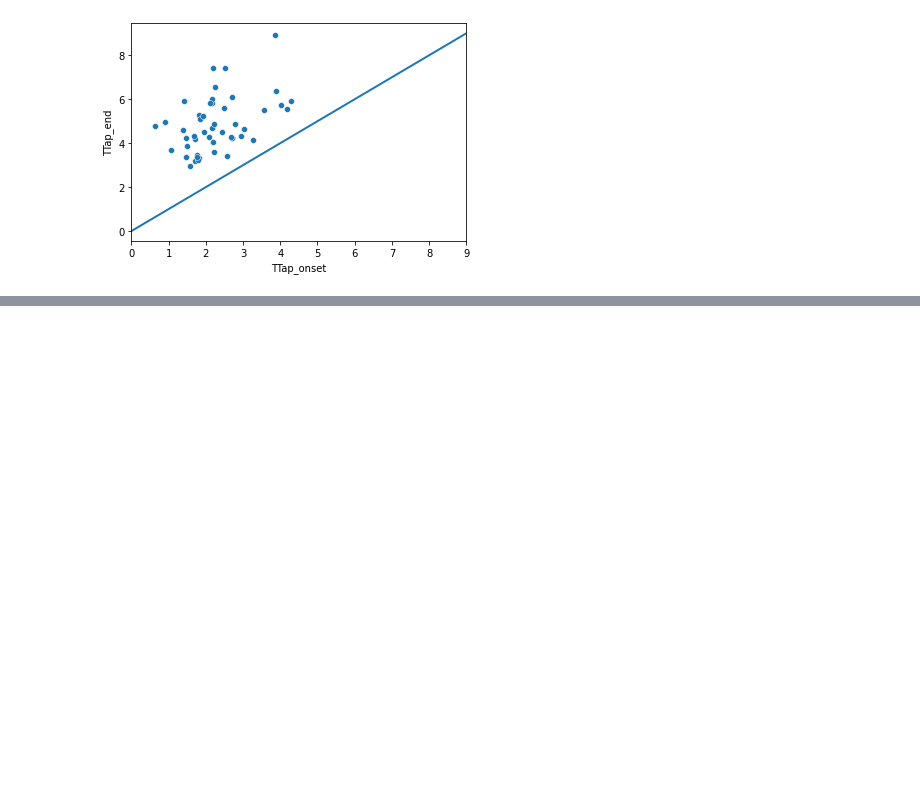
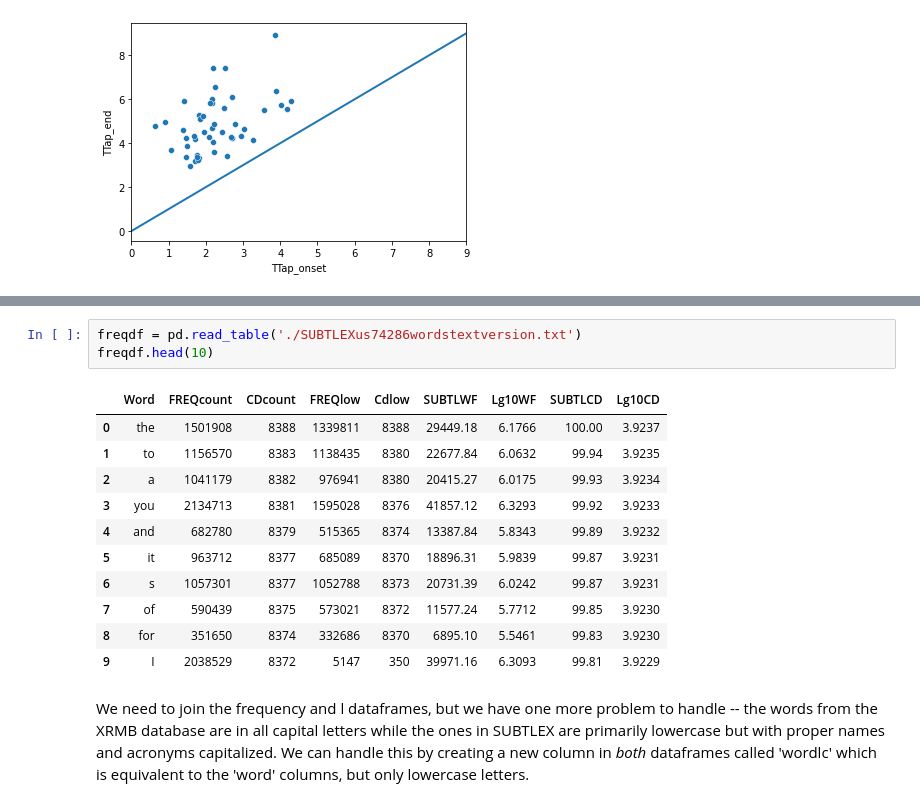
Before and after one commit to susanlinucb/Ling113S22_Unit3xrmb, a Jupyter notebook: Unit3_laterals.ipynb, the cells around one changed output, grey strips where cells are left out. Cells and saved outputs as stored; diff of their text form; blank space fills up the shorter version.

```diff
--- a/Unit3_laterals.ipynb
+++ b/Unit3_laterals.ipynb
@@ -462,0 +469,18 @@ We might also wonder about lexical frequency....
+# %%
+freqdf = pd.read_table('./SUBTLEXus74286wordstextversion.txt')
+freqdf.head(10)
+# %% [output]
+|  | Word | FREQcount | CDcount | FREQlow | Cdlow | SUBTLWF | Lg10WF | SUBTLCD | Lg10CD |
+| 0 | the | 1501908 | 8388 | 1339811 | 8388 | 29449.18 | 6.1766 | 100.00 | 3.9237 |
+| 1 | to | 1156570 | 8383 | 1138435 | 8380 | 22677.84 | 6.0632 | 99.94 | 3.9235 |
+| 2 | a | 1041179 | 8382 | 976941 | 8380 | 20415.27 | 6.0175 | 99.93 | 3.9234 |
+| 3 | you | 2134713 | 8381 | 1595028 | 8376 | 41857.12 | 6.3293 | 99.92 | 3.9233 |
+| 4 | and | 682780 | 8379 | 515365 | 8374 | 13387.84 | 5.8343 | 99.89 | 3.9232 |
+| 5 | it | 963712 | 8377 | 685089 | 8370 | 18896.31 | 5.9839 | 99.87 | 3.9231 |
+| 6 | s | 1057301 | 8377 | 1052788 | 8373 | 20731.39 | 6.0242 | 99.87 | 3.9231 |
+| 7 | of | 590439 | 8375 | 573021 | 8372 | 11577.24 | 5.7712 | 99.85 | 3.9230 |
+| 8 | for | 351650 | 8374 | 332686 | 8370 | 6895.10 | 5.5461 | 99.83 | 3.9230 |
+| 9 | I | 2038529 | 8372 | 5147 | 350 | 39971.16 | 6.3093 | 99.81 | 3.9229 |
+# %% [markdown]
+We need to join the frequency and l dataframes, but we have one more problem to handle -- the words from the XRMB database are in all capital letters while the ones in SUBTLEX are primarily lowercase but with proper names and acronyms capitalized.
+We can handle this by creating a new column in _both_ dataframes called 'wordlc' which is equivalent to the 'word' columns, but only lowercase letters.
```
Also changed, not shown: parts of 9 cells of this notebook.
